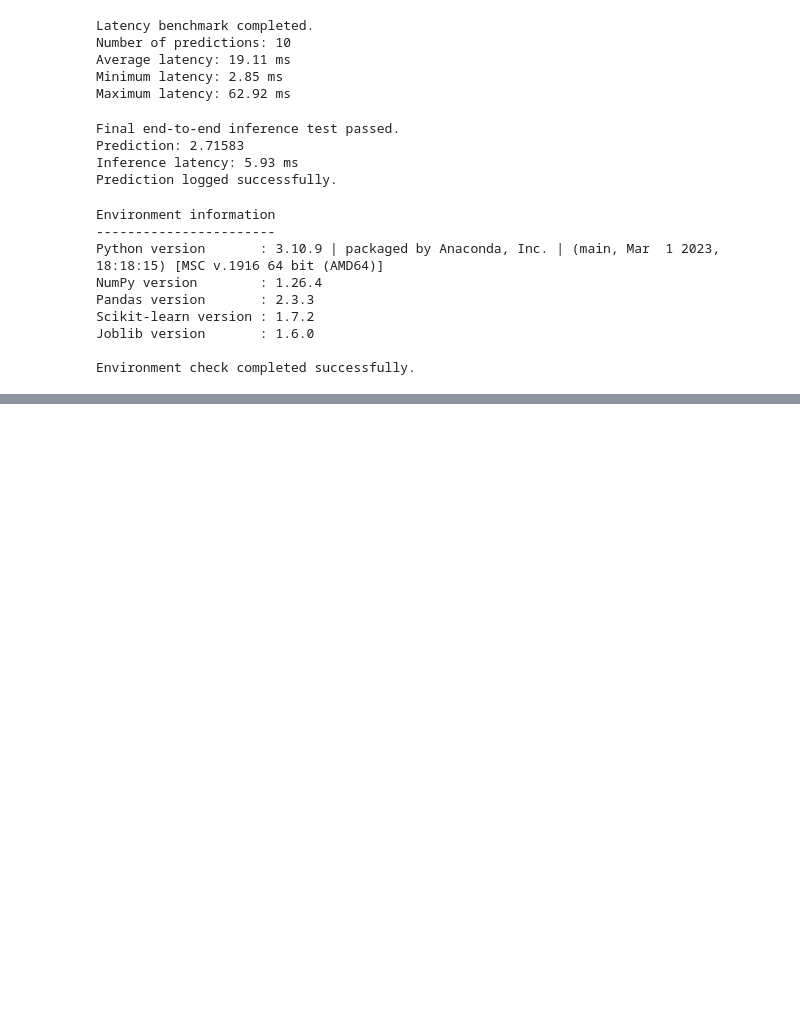
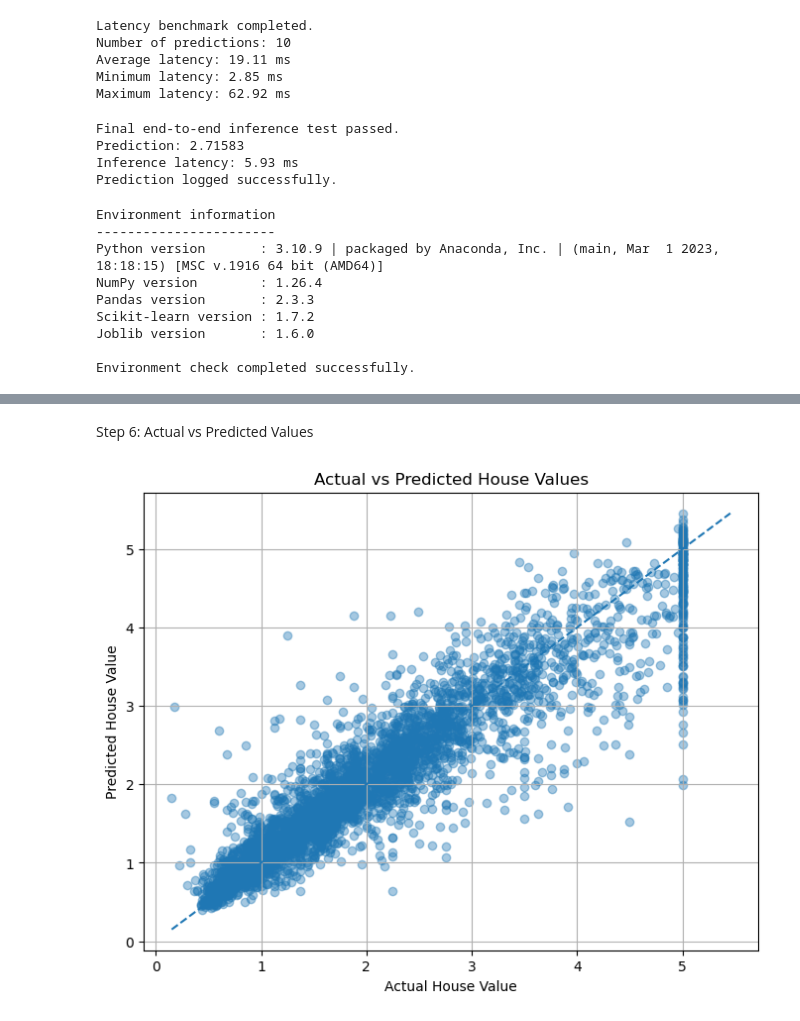
Before and after one commit to gautamivdesai/ML-Final-Lab-Group-10, a Jupyter notebook: notebooks/ML_Project.ipynb, the cells around one changed output, grey strips where cells are left out. Saved outputs shown, nothing was run; the diff lists cells and outputs as text; code cells hidden in the pictures; blank space fills up the shorter version.

Commit message:
Add model performance metrics, error analysis, and actual vs predicted visualization to notebook

```diff
--- a/notebooks/ML_Project.ipynb
+++ b/notebooks/ML_Project.ipynb
@@ -2361,0 +2600,32 @@ Environment check completed successfully.
+# %% [markdown]
+Step 6: Actual vs Predicted Values
+# %%
+# ============================================================
+# Step 6: Actual vs Predicted Values
+# ============================================================
+
+plt.figure(figsize=(8, 6))
+
+plt.scatter(
+    y_true,
+    y_pred,
+    alpha=0.4
+)
+
+# Reference line for perfect predictions
+min_value = min(y_true.min(), y_pred.min())
+max_value = max(y_true.max(), y_pred.max())
+
+plt.plot(
+    [min_value, max_value],
+    [min_value, max_value],
+    linestyle="--"
+)
+
+plt.xlabel("Actual House Value")
+plt.ylabel("Predicted House Value")
+plt.title("Actual vs Predicted House Values")
+plt.grid(True)
+plt.show()
+# %% [output]
+[figure, added]
```
Also changed, not shown: parts of 11 cells of this notebook.
